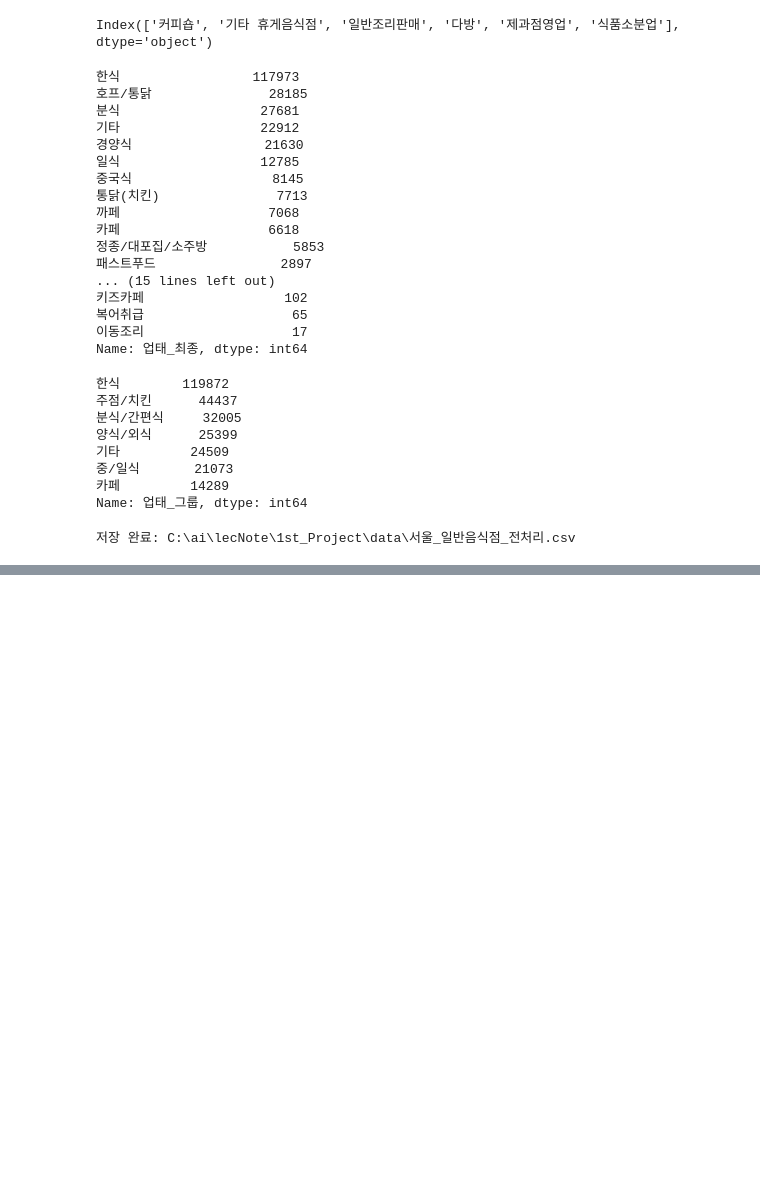
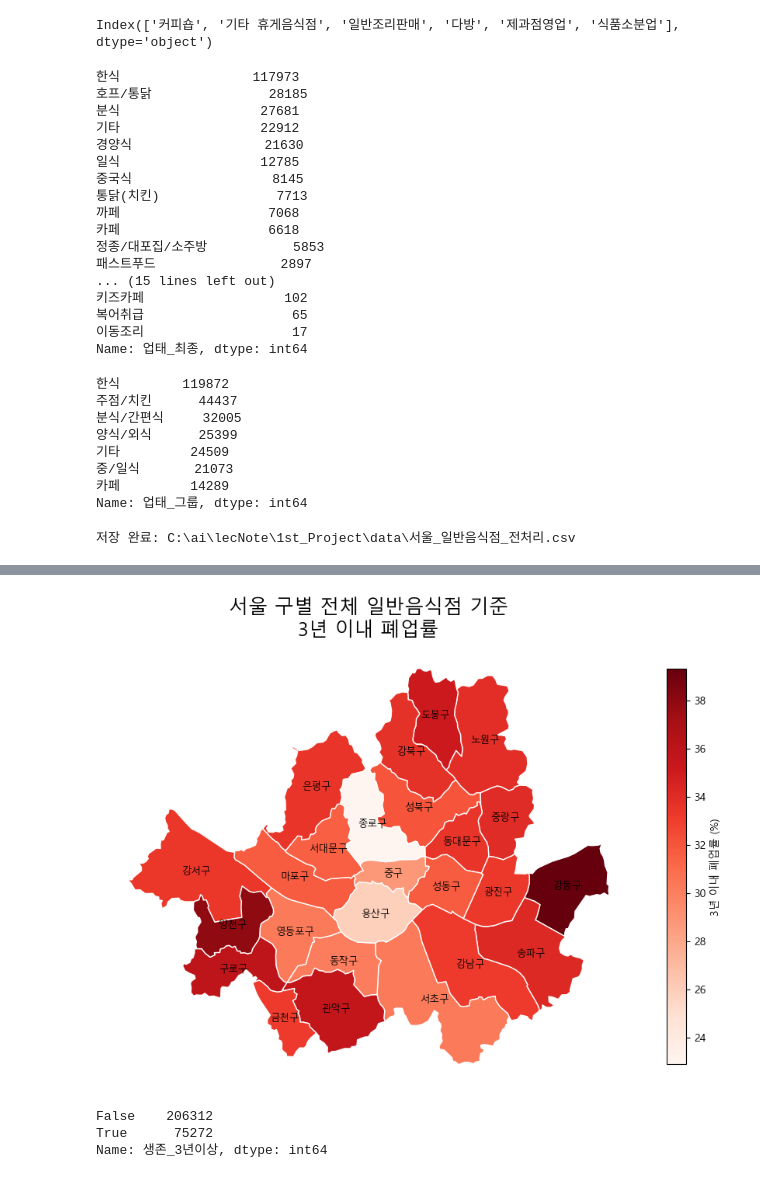
Before and after one commit to drose14789/1st_project, a Jupyter notebook: 일반음식점_전처리.ipynb, the cells around one changed output, grey strips where cells are left out. Cells and saved outputs as stored; diff of their text form; code cells hidden in the pictures; blank space fills up the shorter version.

```diff
--- a/일반음식점_전처리.ipynb
+++ b/일반음식점_전처리.ipynb
@@ -249,0 +388,6 @@ print("저장 완료:", out_path)
+# %%
+seoul_map = gpd.read_file(
+    "https://raw.githubusercontent.com/southkorea/seoul-maps/master/kostat/2013/json/seoul_municipalities_geo_simple.json"
+)
+
+seoul_map.head()
@@ -249,0 +401,12 @@ print("저장 완료:", out_path)
+# %%
+# 지도 쪽 구 이름 컬럼 통일
+seoul_map['구'] = seoul_map['name']
+
+# merge
+map_df = seoul_map.merge(
+    gu_rate_map,
+    on='구',
+    how='left'
+)
+
+map_df
@@ -249,0 +431,52 @@ print("저장 완료:", out_path)
+# %%
+fig, ax = plt.subplots(1, 1, figsize=(11, 11))
+
+# 1️⃣ 지도 색칠
+map_df.plot(
+    column='폐업_3년이내',
+    cmap='Reds',
+    linewidth=1,
+    ax=ax,
+    edgecolor='white',
+    legend=True,
+    legend_kwds={
+        'label': '3년 이내 폐업률 (%)',
+        'shrink': 0.6
+    }
+)
+
+# 2️⃣ 구 이름 표시 (centroid 사용)
+for idx, row in map_df.iterrows():
+    if row['geometry'] is not None:
+        x = row['geometry'].centroid.x
+        y = row['geometry'].centroid.y
+        ax.text(
+            x, y,
+            row['구'],
+            fontsize=9,
+            ha='center',
+            va='center',
+            color='black'
+        )
+
+# 3️⃣ 제목
+ax.set_title(
+    '서울 구별 전체 일반음식점 기준\n3년 이내 폐업률',
+    fontsize=18,
+    pad=12
+)
+
+ax.axis('off')
+plt.show()
+# %% [output]
+[figure, added]
+# %%
+df['생존_3년이상'] = (
+    (df['폐업일자'].isna()) &
+    (df['영업일수'] >= 365 * 3)
+)
+df['생존_3년이상'].value_counts()
+# %% [output]
+False    206312
+True      75272
+Name: 생존_3년이상, dtype: int64
```
Also changed, not shown: parts of 18 cells of this notebook, 1 other file.
